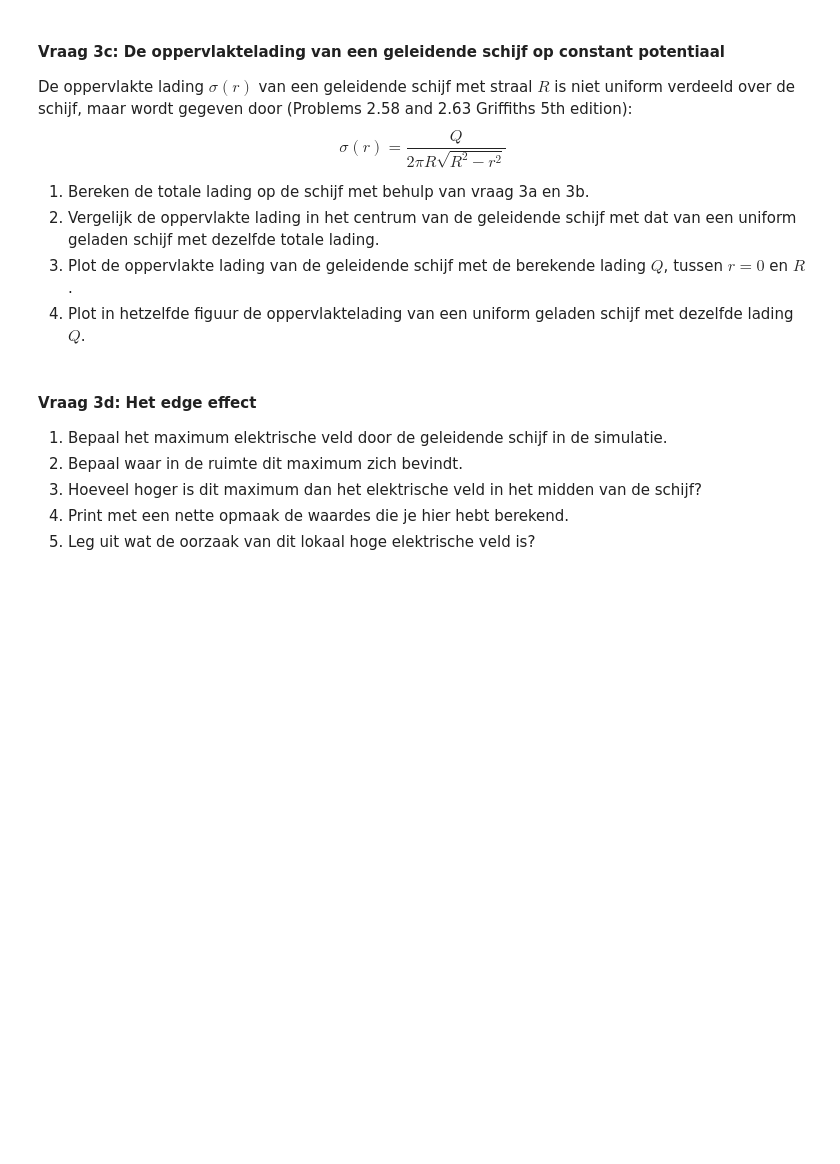
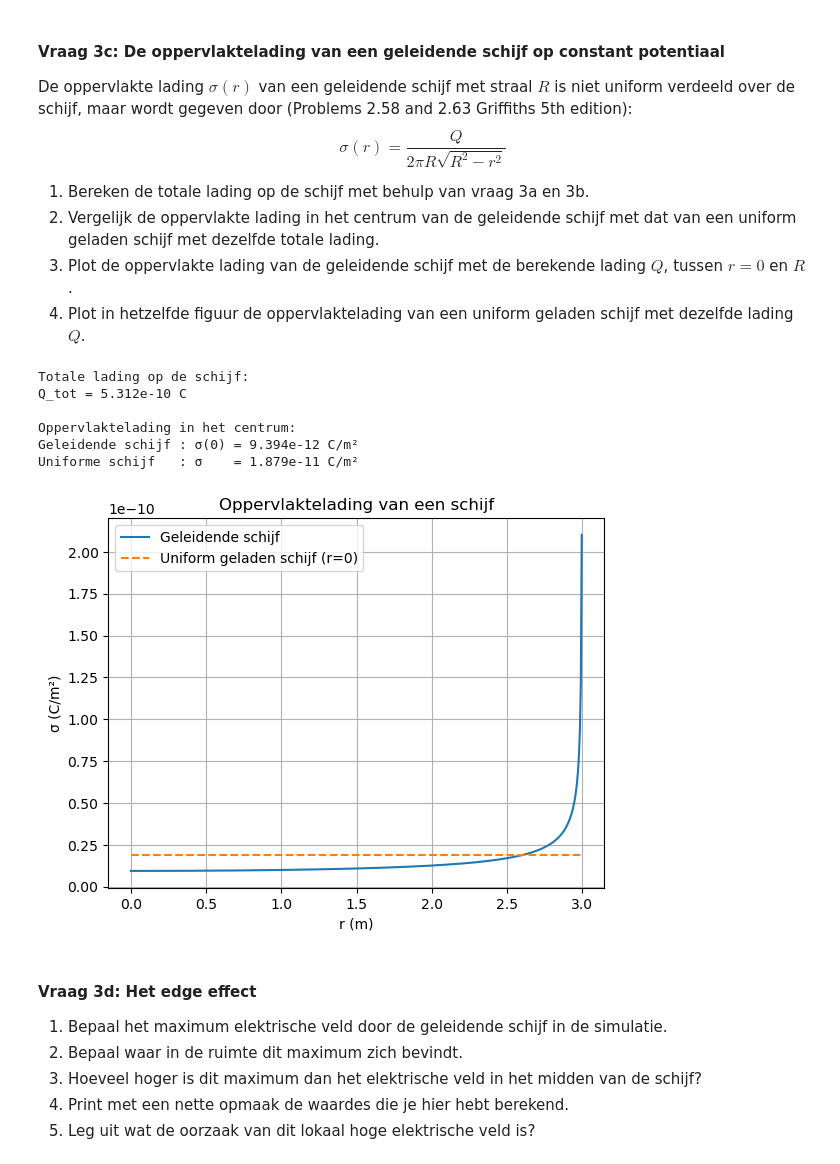
Before and after one commit to yaeljawahierkhan/opdrachten-DEF-D, a Jupyter notebook: DigitaleOntwerpopdrachten/1CondensatorOpdracht/CondensatorOntwerpopdracht.ipynb, the cells around one changed output. Drawn from its saved outputs; the diff is of its cells as text; code cells hidden in the pictures; blank space fills up the shorter version.

```diff
--- a/DigitaleOntwerpopdrachten/1CondensatorOpdracht/CondensatorOntwerpopdracht.ipynb
+++ b/DigitaleOntwerpopdrachten/1CondensatorOpdracht/CondensatorOntwerpopdracht.ipynb
@@ -308,0 +309,13 @@ $$\sigma(r) = \frac{Q}{2 \pi R^2}$$
+# %%
+epsilon0 = 8.854e-12  # F/m
+R = disk_radius       # straal van de schijf
+V0 = V1               # potentiaal van de schijf
+
+# Totale lading op de schijf
+Q_tot = 2 * epsilon0 * V0 * R
+
+# Oppervlaktelading in het midden
+sigma_midden = Q_tot / (np.pi * R**2)
+
+print("Oppervlaktelading in het midden van de schijf:")
+print(f"σ_midden = {sigma_midden:.3e} C/m²")
@@ -317,9 +333,42 @@ $$\sigma(r) = \frac{Q}{2 \pi R \sqrt{R^2 - r^2}}$$
 3. Plot de oppervlakte lading van de geleidende schijf met de berekende lading $Q$, tussen $r = 0$ en $R$.
 4. Plot in hetzelfde figuur de oppervlaktelading van een uniform geladen schijf met dezelfde lading $Q$.
 # %%
-###
-###Jouw code hier###
-###
+#3c.1:
+print("Totale lading op de schijf:")
+print(f"Q_tot = {Q_tot:.3e} C\n")
+
+#3c.2:
+sigma_center_conducting = Q_tot / (2 * np.pi * R**2)
+sigma_uniform = Q_tot / (np.pi * R**2)
+
+print("Oppervlaktelading in het centrum:")
+print(f"Geleidende schijf : σ(0) = {sigma_center_conducting:.3e} C/m²")
+print(f"Uniforme schijf   : σ    = {sigma_uniform:.3e} C/m²")
+#De verhouding geleidende schijf (r=0) en uniforme schijf is 0.5, wat logisch volgt uit de formules.
+
+#3c.3:
+r = np.linspace(0, 0.999 * R, 500)
+
+sigma_conducting = Q_tot / (2 * np.pi * R * np.sqrt(R**2 - r**2))
+sigma_uniform_r = sigma_uniform + np.zeros(len(r))
+
+plt.figure()
+plt.plot(r, sigma_conducting, label="Geleidende schijf")
+plt.plot(r, sigma_uniform_r, "--", label="Uniform geladen schijf (r=0)")
+plt.xlabel("r (m)")
+plt.ylabel("σ (C/m²)")
+plt.title("Oppervlaktelading van een schijf")
+plt.legend()
+plt.grid()
+plt.show()
+# %% [output]
+Totale lading op de schijf:
+Q_tot = 5.312e-10 C
+
+Oppervlaktelading in het centrum:
+Geleidende schijf : σ(0) = 9.394e-12 C/m²
+Uniforme schijf   : σ    = 1.879e-11 C/m²
+[figure, added]
 # %% [markdown]
 #### Vraag 3d: Het edge effect
 
```
Also changed, not shown: parts of 5 cells of this notebook.
